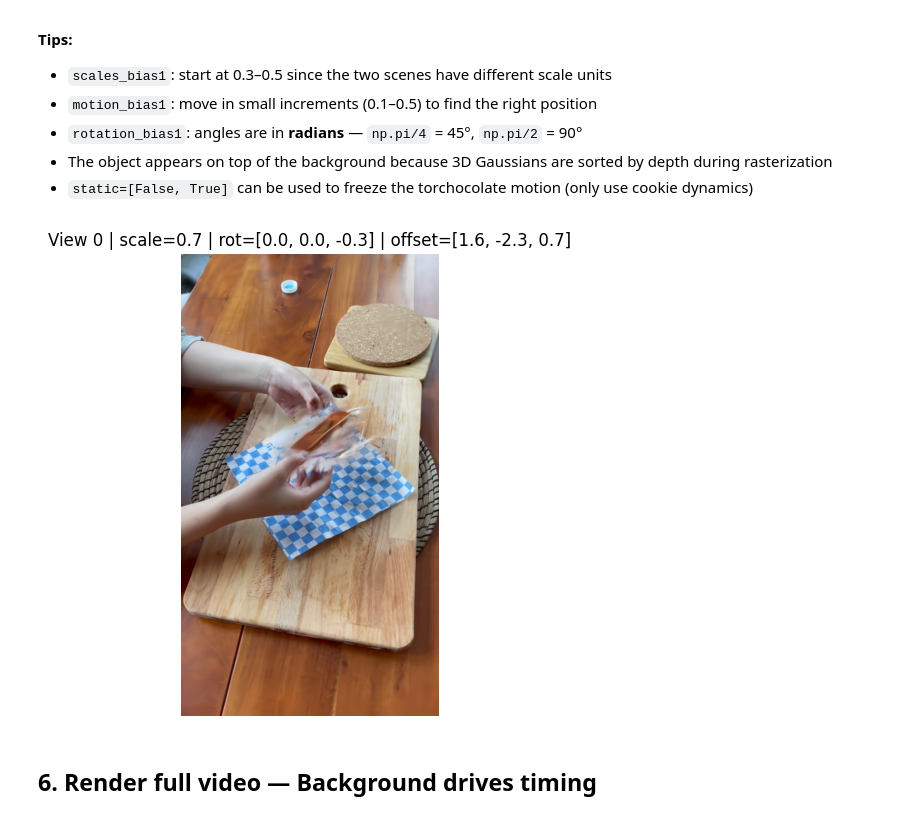
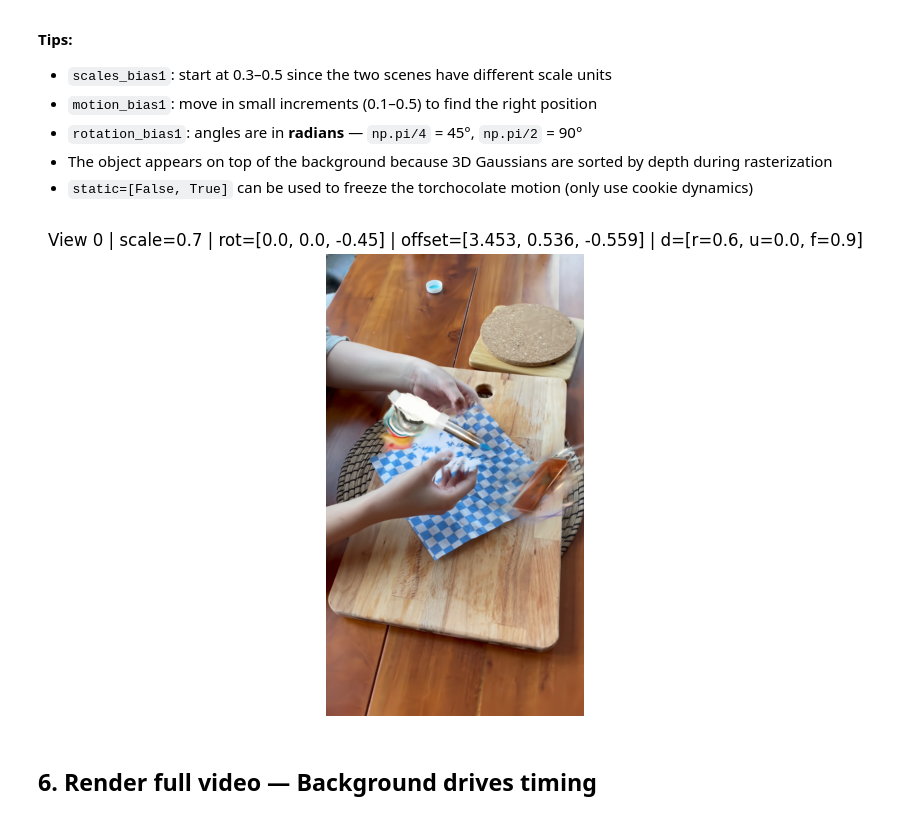
Before and after one commit to rsingh135/4D-Spatiotemporal-Harmonization, a Jupyter notebook: composite_cookie_choc.ipynb, the cells around one changed output. Cells and saved outputs as stored; diff of their text form; code cells hidden in the pictures.

```diff
--- a/composite_cookie_choc.ipynb
+++ b/composite_cookie_choc.ipynb
@@ -38,15 +37,16 @@ Imports OK
 MODEL0      = './output/hypernerf/split-cookie'    # background scene (cookie table)
 MODEL1      = './output/hypernerf/torchocolate'    # foreground object (plate + chocolate)
 CFG_PATH    = './arguments/hypernerf/default.py'   # same config for both
-RENDER_PATH = './output/composite'
+# Descriptive tag for render output folder (set however you like).
+RUN_TAG     = 'mc0.8_q0.9_nograd'
+RENDER_PATH = f'./output/composite_{RUN_TAG}'
 
-# ── Mask table paths ──
-# We ALWAYS use the cookie-scene delete mask (new background already without the cookie).
-MASK0 = './output/hypernerf/split-cookie/segment_results/split-cookie.pt'
+# ── Mask table paths (must match filenames from generate_mask_tables.ipynb) ──
+# Cookie delete-mask, e.g. split-cookie_mc0.8_q0.9.pt after running Section B with those tunables.
+MASK0 = './output/hypernerf/split-cookie/segment_results/split-cookie_mc0.8_q0.9.pt'
 
-# Use the precomputed plate+chocolate mask table (generated in generate_mask_tables.ipynb).
-# (Absolute path so it works no matter what your working directory is.)
-MASK1 = '/home/ubuntu/new_sa4d/sa4d/output/hypernerf/torchocolate/segment_results/torchocolate.pt'
+# Foreground insert mask, e.g. torchocolate_mc0.8_q0.9_nograd.pt from Section A defaults.
+MASK1 = './output/hypernerf/torchocolate/segment_results/torchocolate_mc0.8_q0.9_nograd.pt'
 
 os.makedirs(RENDER_PATH, exist_ok=True)
 
@@ -289,34 +273,61 @@ until the torchocolate object is positioned where you want it in the scene.
 - `static=[False, True]` can be used to freeze the torchocolate motion (only use cookie dynamics)
 # %%
 # ── Adjust these until the composite looks right ──
+import torch
+import torch.nn.functional as F
+
 scales_bias1   = 0.7
-rotation_bias1 = torch.tensor([0.0, 0.0, -0.3])         # [rx, ry, rz] radians
-motion_bias1   = torch.tensor([1.6, -2.3, 0.7])          # [x, y, z] offset
+rotation_bias1 = torch.tensor([0.0, 0.0, -0.45], device="cuda")   # [rx, ry, rz] radians
+
+# Base world-space offset (your current values)
+base_offset1   = torch.tensor([2.7, 0.7, 0.2], device="cuda")     # [x, y, z]
 
 # Try different viewpoints: change this index (0 to len(train_cams0)-1)
 VIEW_IDX  = 0
 test_view = train_cams0[VIEW_IDX]
+
+def camera_axes_world(cam):
+    # world_view_transform is world->camera (W2C). Invert to get camera->world (C2W).
+    W2C = cam.world_view_transform.cuda()
+    C2W = torch.inverse(W2C)
+
+    right   = C2W[:3, 0]
+    up      = C2W[:3, 1]
+    forward = -C2W[:3, 2]   # camera "forward" direction (common convention)
+    return F.normalize(right, dim=0), F.normalize(up, dim=0), F.normalize(forward, dim=0)
+
+right, up, forward = camera_axes_world(test_view)
+
+# Camera-space nudges (meters-ish). Increase forward to bring it "toward camera"/closer to hands.
+d_right   = 0.6
+d_up      = 0.0
+d_forward = 0.9   # try 0.1, 0.3, 0.6; flip sign if it moves the wrong way
+
+motion_bias1 = base_offset1 + d_right * right + d_up * up + d_forward * forward
 
 with torch.no_grad():
     result = render(
         test_view, test_view.time, gaussians, background,
         motion_bias  = [motion_bias0,   motion_bias1],
         rotation_bias= [rotation_bias0, rotation_bias1],
         scales_bias  = [scales_bias0,   scales_bias1],
         static       = static_flags,
         seg          = seg_flags,
         bg           = True
     )
 
 plt.figure(figsize=(8,6))
 plt.imshow(to8b(result['render']).transpose(1,2,0))
-plt.title(f'View {VIEW_IDX} | scale={scales_bias1} | '
-          f'rot={[round(float(x),3) for x in rotation_bias1]} | '
-          f'offset={[round(float(x),3) for x in motion_bias1]}')
+plt.title(
+    f'View {VIEW_IDX} | scale={scales_bias1} | '
+    f'rot={[round(float(x),3) for x in rotation_bias1.detach().cpu()]} | '
+    f'offset={[round(float(x),3) for x in motion_bias1.detach().cpu()]} | '
+    f'd=[r={d_right}, u={d_up}, f={d_forward}]'
+)
 plt.axis('off')
 plt.show()
 # %% [output]
-[figure, old version]
+[figure, new version]
 # %% [markdown]
 ## 6. Render full video — Background drives timing
 # %%
```
Also changed, not shown: parts of 10 cells of this notebook, 28 other files.
